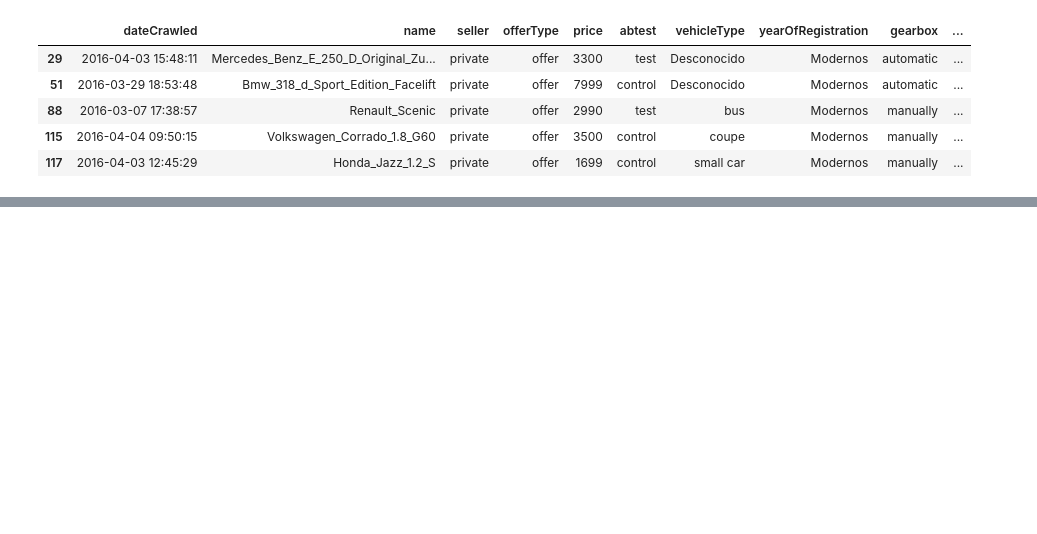
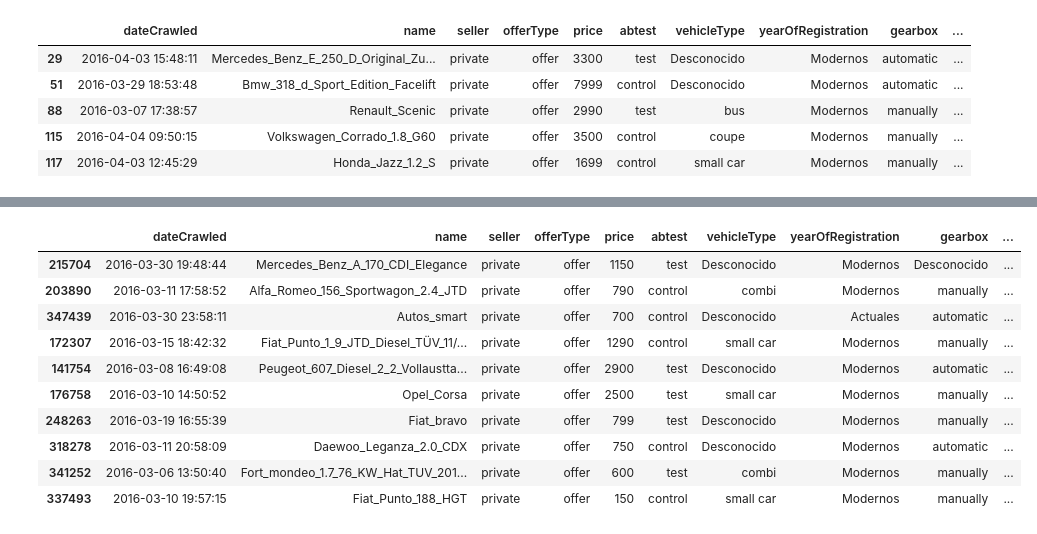
Before and after one commit to ngcarvajall/Lab_EDA_Gestion_Nulos, a Jupyter notebook: laboratorio-modulo7-leccion03-gestion-outiers.ipynb, the cells around one changed output, grey strips where cells are left out. Cells and saved outputs as stored; diff of their text form; code cells hidden in the pictures; blank space fills up the shorter version.

```diff
--- a/laboratorio-modulo7-leccion03-gestion-outiers.ipynb
+++ b/laboratorio-modulo7-leccion03-gestion-outiers.ipynb
@@ -491 +535,15 @@ df_outliers_60_percent.head()
+# %%
+df_fragmento_60.sample(10)
+# %% [output]
+|  | dateCrawled | name | seller | offerType | price | abtest | vehicleType | yearOfRegistration | gearbox | ... |
+| 215704 | 2016-03-30 19:48:44 | Mercedes_Benz_A_170_CDI_Elegance | private | offer | 1150 | test | Desconocido | Modernos | Desconocido | ... |
+| 203890 | 2016-03-11 17:58:52 | Alfa_Romeo_156_Sportwagon_2.4_JTD | private | offer | 790 | control | combi | Modernos | manually | ... |
+| 347439 | 2016-03-30 23:58:11 | Autos_smart | private | offer | 700 | control | Desconocido | Actuales | automatic | ... |
+| 172307 | 2016-03-15 18:42:32 | Fiat_Punto_1_9_JTD_Diesel_TÜV_11/... | private | offer | 1290 | control | small car | Modernos | manually | ... |
+| 141754 | 2016-03-08 16:49:08 | Peugeot_607_Diesel_2_2_Vollaustta... | private | offer | 2900 | test | Desconocido | Modernos | automatic | ... |
+| 176758 | 2016-03-10 14:50:52 | Opel_Corsa | private | offer | 2500 | test | small car | Modernos | manually | ... |
+| 248263 | 2016-03-19 16:55:39 | Fiat_bravo | private | offer | 799 | test | Desconocido | Modernos | manually | ... |
+| 318278 | 2016-03-11 20:58:09 | Daewoo_Leganza_2.0_CDX | private | offer | 750 | control | Desconocido | Modernos | automatic | ... |
+| 341252 | 2016-03-06 13:50:40 | Fort_mondeo_1.7_76_KW_Hat_TUV_201... | private | offer | 600 | test | combi | Modernos | manually | ... |
+| 337493 | 2016-03-10 19:57:15 | Fiat_Punto_188_HGT | private | offer | 150 | control | small car | Modernos | manually | ... |
 # %%
```
Also changed, not shown: parts of 18 cells of this notebook.
